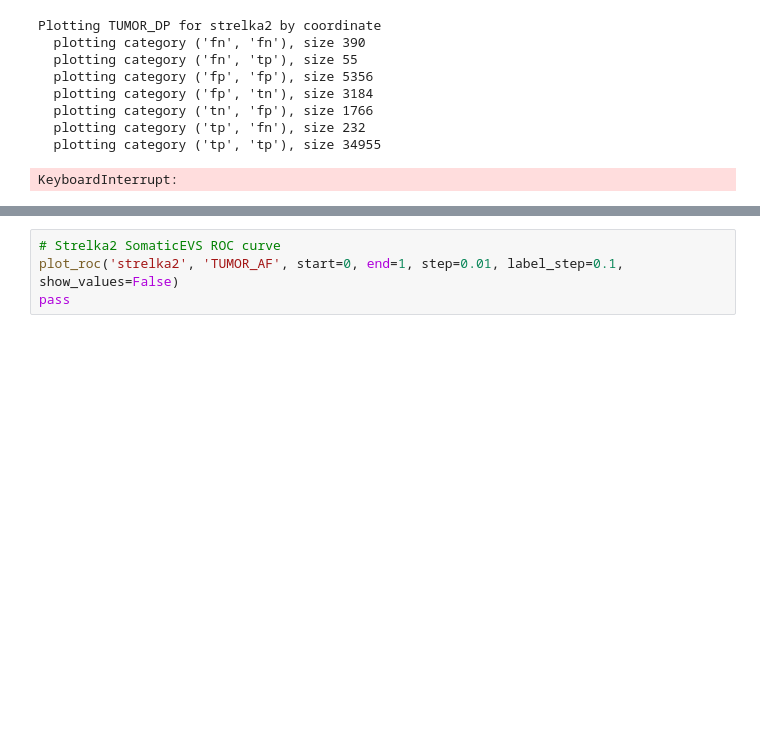
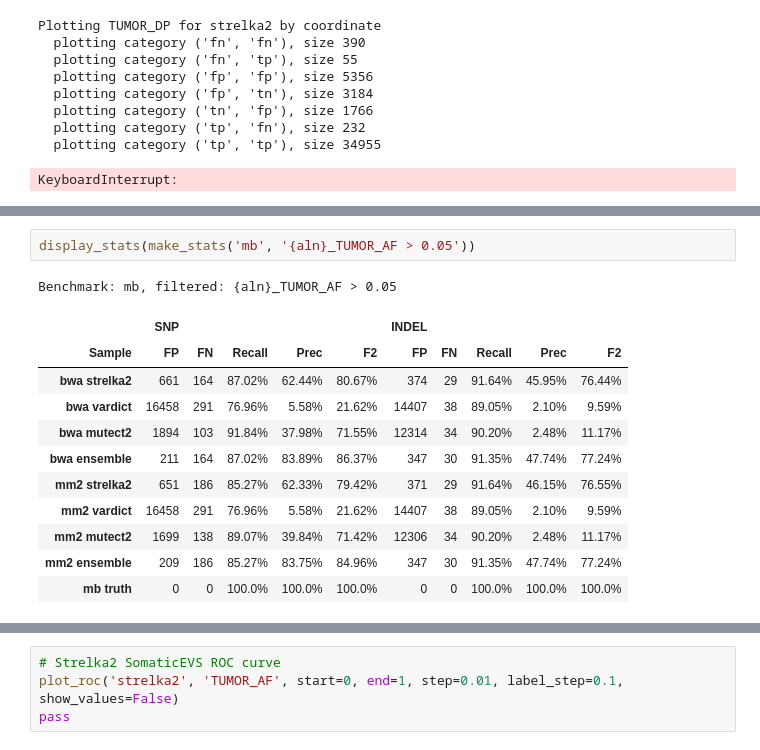
Before and after one commit to umccr/umccrise, a Jupyter notebook: analysis/minimap2/Minimap2_explore.ipynb, the cells around one changed output, grey strips where cells are left out. Cells and saved outputs as stored; diff of their text form; blank space fills up the shorter version.

```diff
--- a/analysis/minimap2/Minimap2_explore.ipynb
+++ b/analysis/minimap2/Minimap2_explore.ipynb
@@ -1159,0 +1409,15 @@ pass
+# %%
+display_stats(make_stats('mb', '{aln}_TUMOR_AF > 0.05'))
+# %% [output]
+Benchmark: mb, filtered: {aln}_TUMOR_AF > 0.05
+|  | SNP |  |  |  |  | INDEL |  |  |  |  |
+| Sample | FP | FN | Recall | Prec | F2 | FP | FN | Recall | Prec | F2 |
+| bwa strelka2 | 661 | 164 | 87.02% | 62.44% | 80.67% | 374 | 29 | 91.64% | 45.95% | 76.44% |
+| bwa vardict | 16458 | 291 | 76.96% | 5.58% | 21.62% | 14407 | 38 | 89.05% | 2.10% | 9.59% |
+| bwa mutect2 | 1894 | 103 | 91.84% | 37.98% | 71.55% | 12314 | 34 | 90.20% | 2.48% | 11.17% |
+| bwa ensemble | 211 | 164 | 87.02% | 83.89% | 86.37% | 347 | 30 | 91.35% | 47.74% | 77.24% |
+| mm2 strelka2 | 651 | 186 | 85.27% | 62.33% | 79.42% | 371 | 29 | 91.64% | 46.15% | 76.55% |
+| mm2 vardict | 16458 | 291 | 76.96% | 5.58% | 21.62% | 14407 | 38 | 89.05% | 2.10% | 9.59% |
+| mm2 mutect2 | 1699 | 138 | 89.07% | 39.84% | 71.42% | 12306 | 34 | 90.20% | 2.48% | 11.17% |
+| mm2 ensemble | 209 | 186 | 85.27% | 83.75% | 84.96% | 347 | 30 | 91.35% | 47.74% | 77.24% |
+| mb truth | 0 | 0 | 100.0% | 100.0% | 100.0% | 0 | 0 | 100.0% | 100.0% | 100.0% |
```
Also changed, not shown: parts of 21 cells of this notebook, 2 other files.
